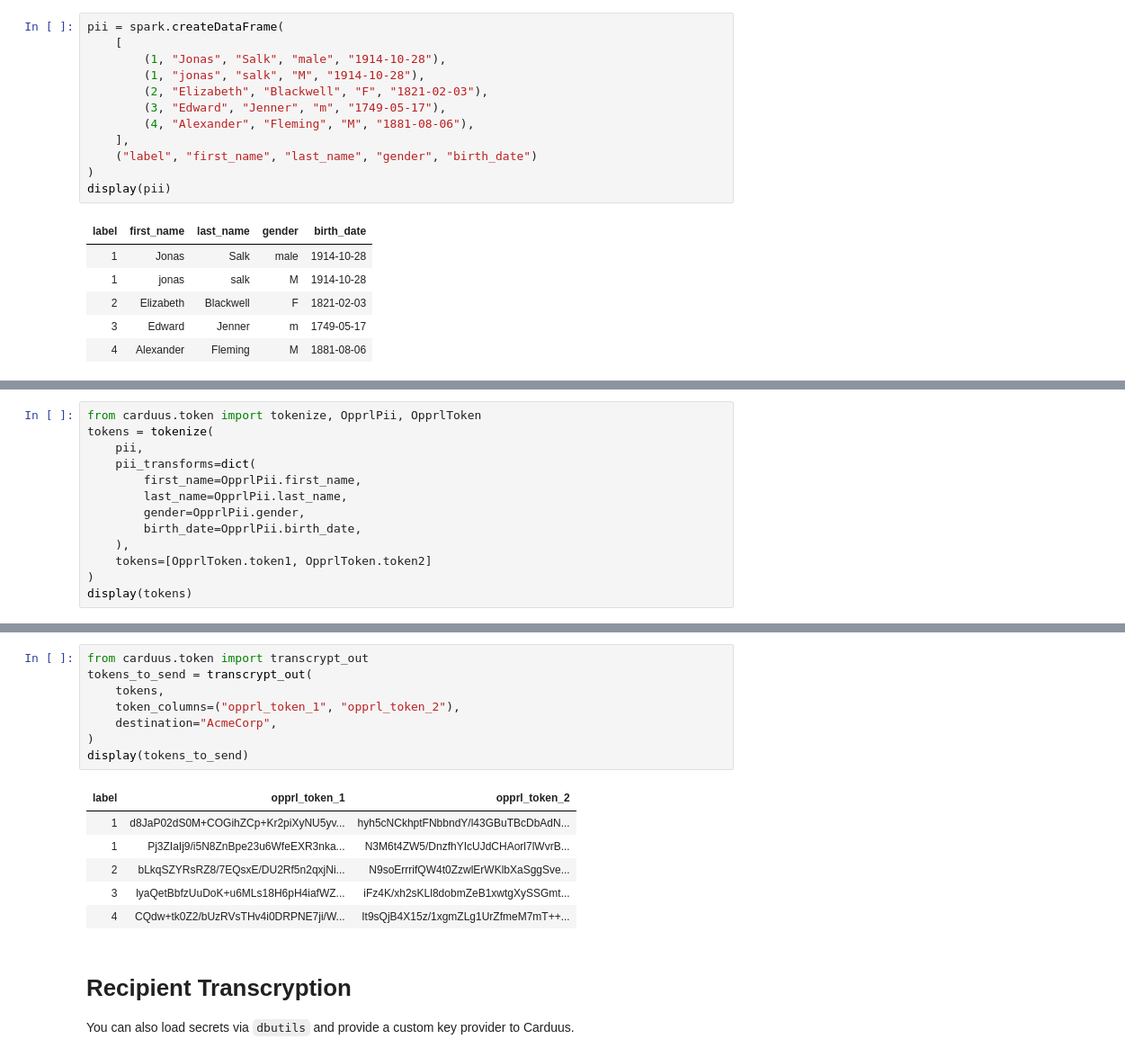
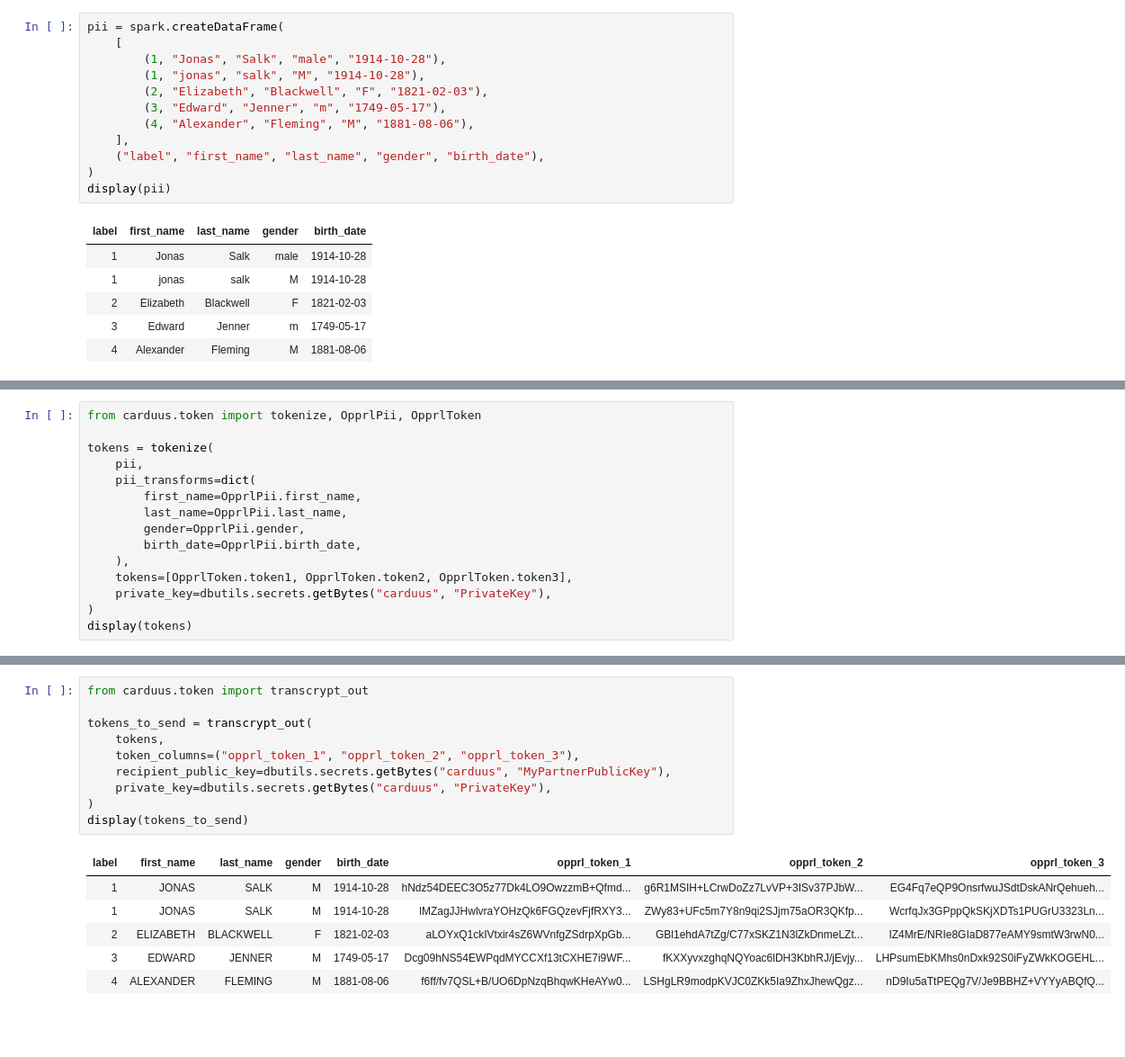
Before and after one commit to Spindle-Health/carduus, a Jupyter notebook: docs/guides/databricks.ipynb, the cells around one changed output, grey strips where cells are left out. Shown: that part at 90% size. Saved outputs shown, nothing was run; the diff lists cells and outputs as text; blank space fills up the shorter version.

```diff
--- a/docs/guides/databricks.ipynb
+++ b/docs/guides/databricks.ipynb
@@ -13,7 +15,7 @@ pii = spark.createDataFrame(
         (3, "Edward", "Jenner", "m", "1749-05-17"),
         (4, "Alexander", "Fleming", "M", "1881-08-06"),
     ],
-    ("label", "first_name", "last_name", "gender", "birth_date")
+    ("label", "first_name", "last_name", "gender", "birth_date"),
 )
 display(pii)
 # %% [output]
@@ -78,5 +85,6 @@ For more information on tokenization see the Carduus [getting started guide](htt
 # %%
 from carduus.token import tokenize, OpprlPii, OpprlToken
+
 tokens = tokenize(
     pii,
     pii_transforms=dict(
@@ -85,7 +93,8 @@ tokens = tokenize(
         gender=OpprlPii.gender,
         birth_date=OpprlPii.birth_date,
     ),
-    tokens=[OpprlToken.token1, OpprlToken.token2]
+    tokens=[OpprlToken.token1, OpprlToken.token2, OpprlToken.token3],
+    private_key=dbutils.secrets.getBytes("carduus", "PrivateKey"),
 )
 display(tokens)
 # %% [output]
@@ -102,19 +117,17 @@ For more information on transcryption see the Carduus [getting started guide](ht
 # %%
 from carduus.token import transcrypt_out
+
 tokens_to_send = transcrypt_out(
     tokens,
-    token_columns=("opprl_token_1", "opprl_token_2"),
-    destination="AcmeCorp",
+    token_columns=("opprl_token_1", "opprl_token_2", "opprl_token_3"),
+    recipient_public_key=dbutils.secrets.getBytes("carduus", "MyPartnerPublicKey"),
+    private_key=dbutils.secrets.getBytes("carduus", "PrivateKey"),
 )
 display(tokens_to_send)
 # %% [output]
-| label | opprl_token_1 | opprl_token_2 |
-| 1 | d8JaP02dS0M+COGihZCp+Kr2piXyNU5yv... | hyh5cNCkhptFNbbndY/l43GBuTBcDbAdN... |
-| 1 | Pj3ZIaIj9/i5N8ZnBpe23u6WfeEXR3nka... | N3M6t4ZW5/DnzfhYIcUJdCHAorl7lWvrB... |
-| 2 | bLkqSZYRsRZ8/7EQsxE/DU2Rf5n2qxjNi... | N9soErrrifQW4t0ZzwlErWKlbXaSggSve... |
-| 3 | lyaQetBbfzUuDoK+u6MLs18H6pH4iafWZ... | iFz4K/xh2sKLl8dobmZeB1xwtgXySSGmt... |
-| 4 | CQdw+tk0Z2/bUzRVsTHv4i0DRPNE7ji/W... | It9sQjB4X15z/1xgmZLg1UrZfmeM7mT++... |
+| label | first_name | last_name | gender | birth_date | opprl_token_1 | opprl_token_2 | opprl_token_3 |
+| 1 | JONAS | SALK | M | 1914-10-28 | hNdz54DEEC3O5z77Dk4LO9OwzzmB+Qfmd... | g6R1MSIH+LCrwDoZz7LvVP+3ISv37PJbW... | EG4Fq7eQP9OnsrfwuJSdtDskANrQehueh... |
+| 1 | JONAS | SALK | M | 1914-10-28 | lMZagJJHwlvraYOHzQk6FGQzevFjfRXY3... | ZWy83+UFc5m7Y8n9qi2SJjm75aOR3QKfp... | WcrfqJx3GPppQkSKjXDTs1PUGrU3323Ln... |
+| 2 | ELIZABETH | BLACKWELL | F | 1821-02-03 | aLOYxQ1ckIVtxir4sZ6WVnfgZSdrpXpGb... | GBl1ehdA7tZg/C77xSKZ1N3lZkDnmeLZt... | IZ4MrE/NRIe8GIaD877eAMY9smtW3rwN0... |
+| 3 | EDWARD | JENNER | M | 1749-05-17 | Dcg09hNS54EWPqdMYCCXf13tCXHE7i9WF... | fKXXyvxzghqNQYoac6lDH3KbhRJ/jEvjy... | LHPsumEbKMhs0nDxk92S0iFyZWkKOGEHL... |
+| 4 | ALEXANDER | FLEMING | M | 1881-08-06 | f6ff/fv7QSL+B/UO6DpNzqBhqwKHeAYw0... | LSHgLR9modpKVJC0ZKk5Ia9ZhxJhewQgz... | nD9Iu5aTtPEQg7V/Je9BBHZ+VYYyABQfQ... |
-# %% [markdown]
-# Recipient Transcryption
-
-You can also load secrets via `dbutils` and provide a custom key provider to Carduus.
```
Also changed, not shown: parts of 15 cells of this notebook, 4 other files.
